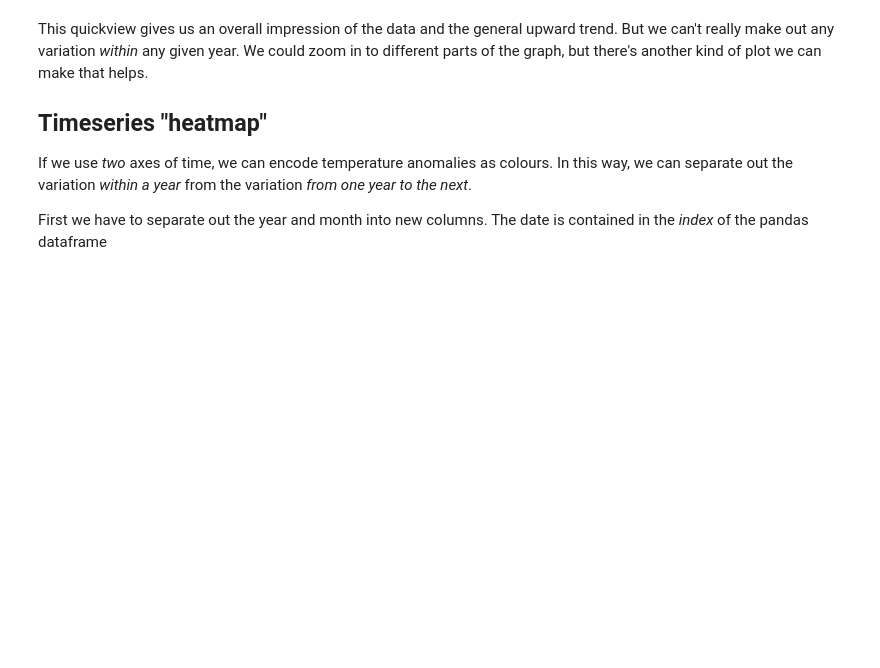
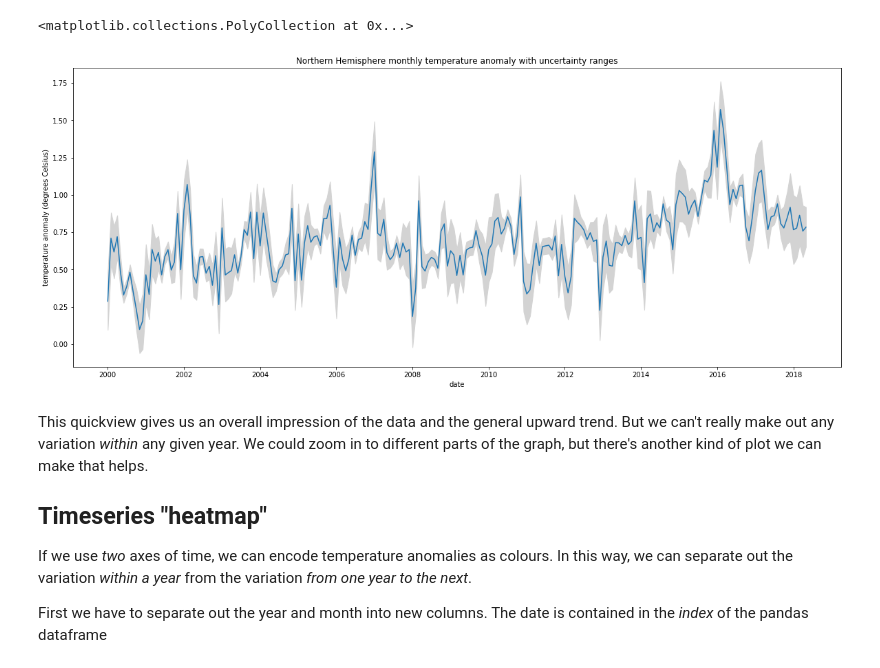
Before and after one commit to Data-Tree/visualization, a Jupyter notebook: timeseries/Visualizing timeseries.ipynb, the cells around one changed output. Saved outputs shown, nothing was run; the diff lists cells and outputs as text; code cells hidden in the pictures; blank space fills up the shorter version.

```diff
--- a/timeseries/Visualizing timeseries.ipynb
+++ b/timeseries/Visualizing timeseries.ipynb
@@ -47,3 +47,18 @@ df.plot()
+# %%
+# TODO explain what we're doing here - plotting error bars. Original plot is too dense
+# to see them properly
+
+plt.figure(figsize=(20,8))
+plt.xlabel('date')
+plt.ylabel('temperature anomaly (degrees Celsius)')
+plt.title('Northern Hemisphere monthly temperature anomaly with uncertainty ranges')
+subset = df[1800:]
+plt.plot(subset['tanom'])
+# Fill between the lower and upper uncertainty bound in light grey
+plt.fill_between(subset.index, subset['lbound'], subset['ubound'], color='lightgrey')
+# %% [output]
+<matplotlib.collections.PolyCollection at 0x...>
+[figure, added]
 # %% [markdown]
 This quickview gives us an overall impression of the data and the general upward trend. But we can't really make out any variation *within* any given year. We could zoom in to different parts of the graph, but there's another kind of plot we can make that helps.
 
```
Also changed, not shown: parts of 5 cells of this notebook.
